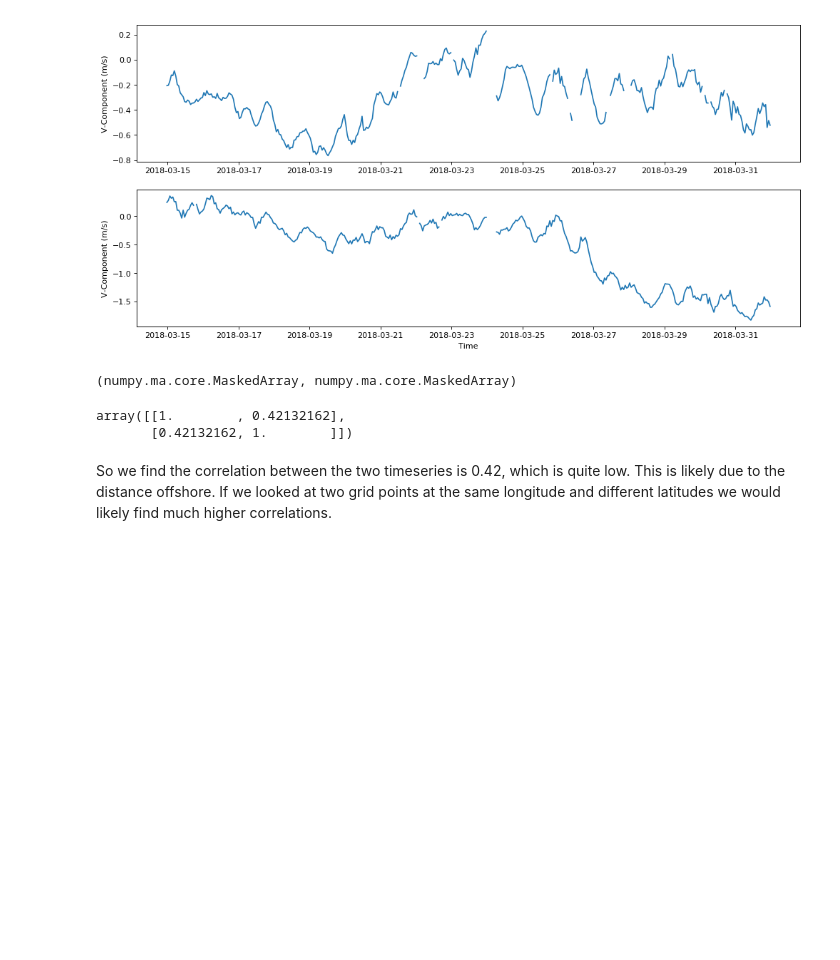
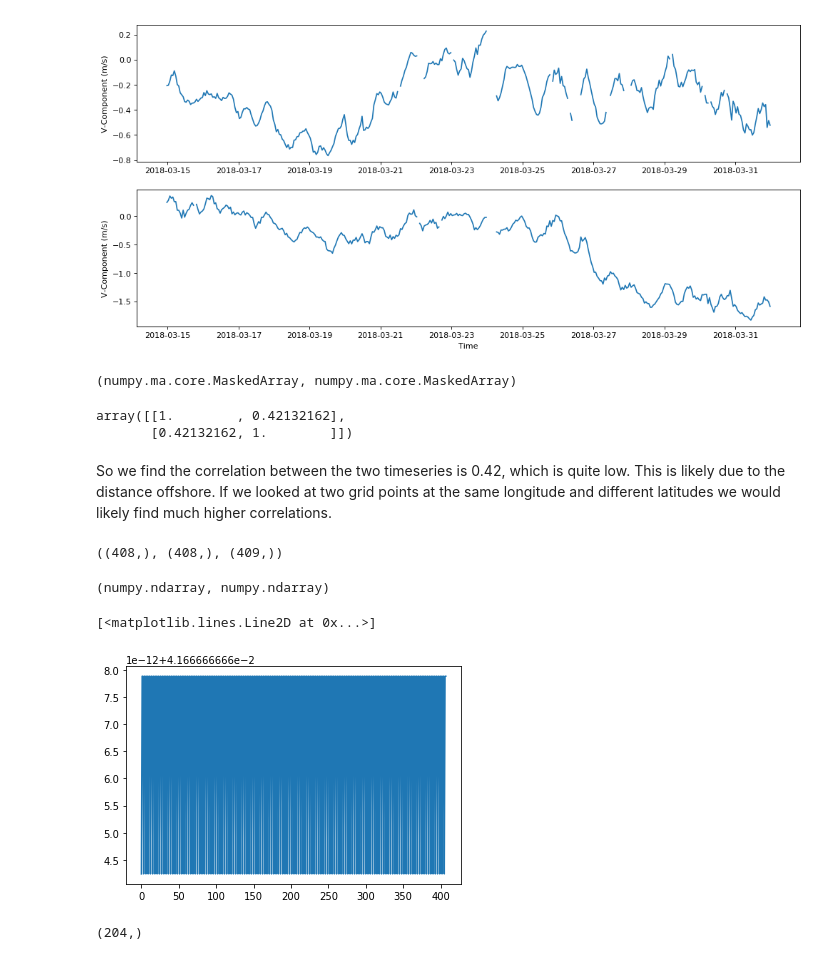
Before and after one commit to matthewarcher/For_Quentin, a Jupyter notebook: correlate_HF_timeseries.ipynb, the cells around one changed output. Saved outputs shown, nothing was run; the diff lists cells and outputs as text; code cells hidden in the pictures; blank space fills up the shorter version.

Commit message:
Update of 'Correlate' script to interpolate timeseries to lower resolution

```diff
--- a/correlate_HF_timeseries.ipynb
+++ b/correlate_HF_timeseries.ipynb
@@ -80,3 +80,20 @@ array([[1.        , 0.42132162],
        [0.42132162, 1.        ]])
 # %% [markdown]
 So we find the correlation between the two timeseries is 0.42, which is quite low. This is likely due to the distance offshore. If we looked at two grid points at the same longitude and different latitudes we would likely find much higher correlations.
+# %%
+np.shape(t[1:]), np.shape(t[0:-1]), np.shape(t)
+# %% [output]
+((408,), (408,), (409,))
+# %%
+# Grab the timeseries as a numerical float value
+time=hfr_data.variables['TIME'][:]
+type(time), type(t)
+# %% [output]
+(numpy.ndarray, numpy.ndarray)
+# %%
+# Check the spacing in time
+plt.plot(time[1:]-time[0:-1])
+# print(t)
+# %% [output]
+[<matplotlib.lines.Line2D at 0x...>]
+[figure, added]
@@ -82,0 +103,5 @@ So we find the correlation between the two timeseries is 0.42, which is quite lo
+# %%
+# Confirm shape
+np.shape(timeI)
+# %% [output]
+(204,)
```
Also changed, not shown: parts of 6 cells of this notebook.
